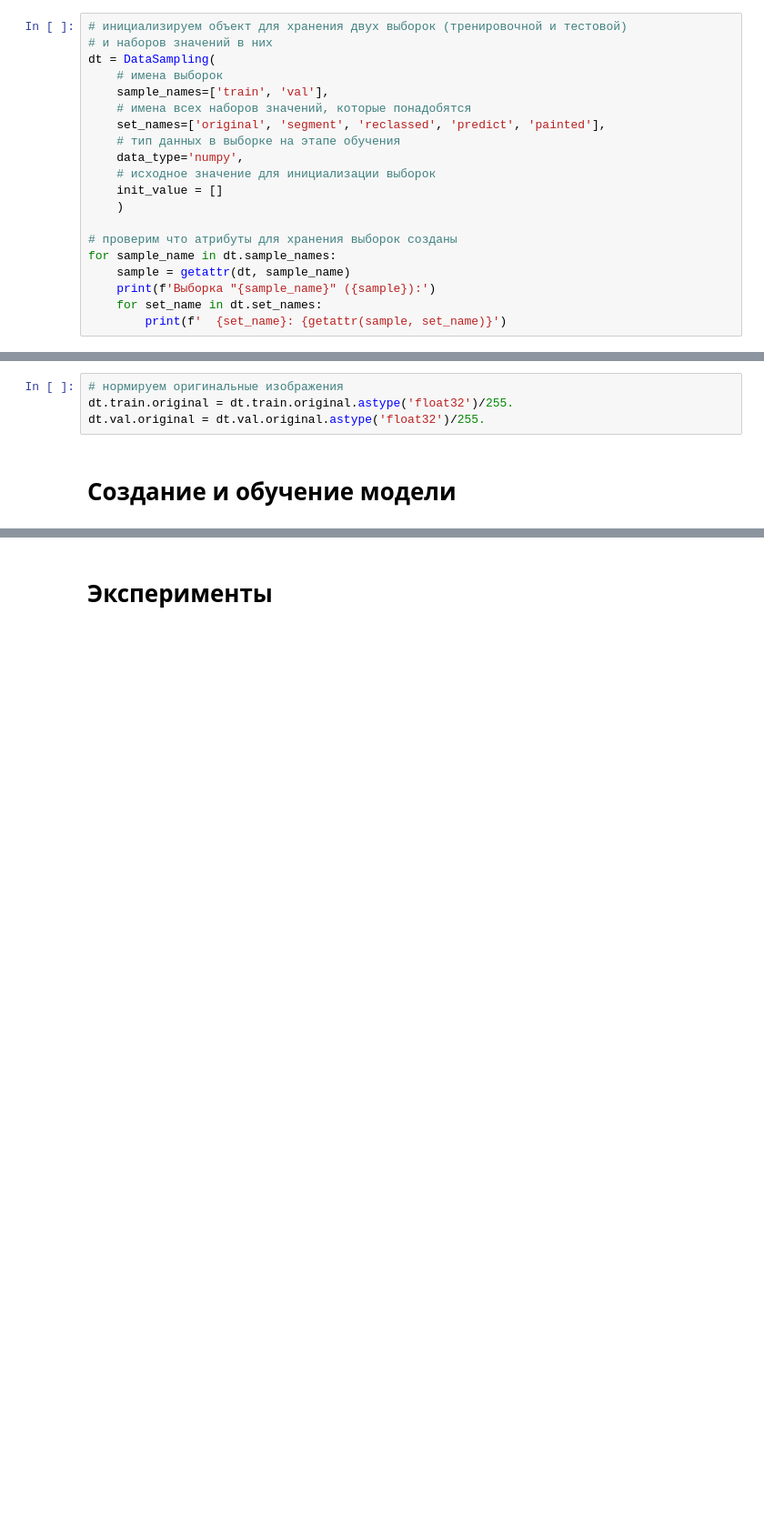
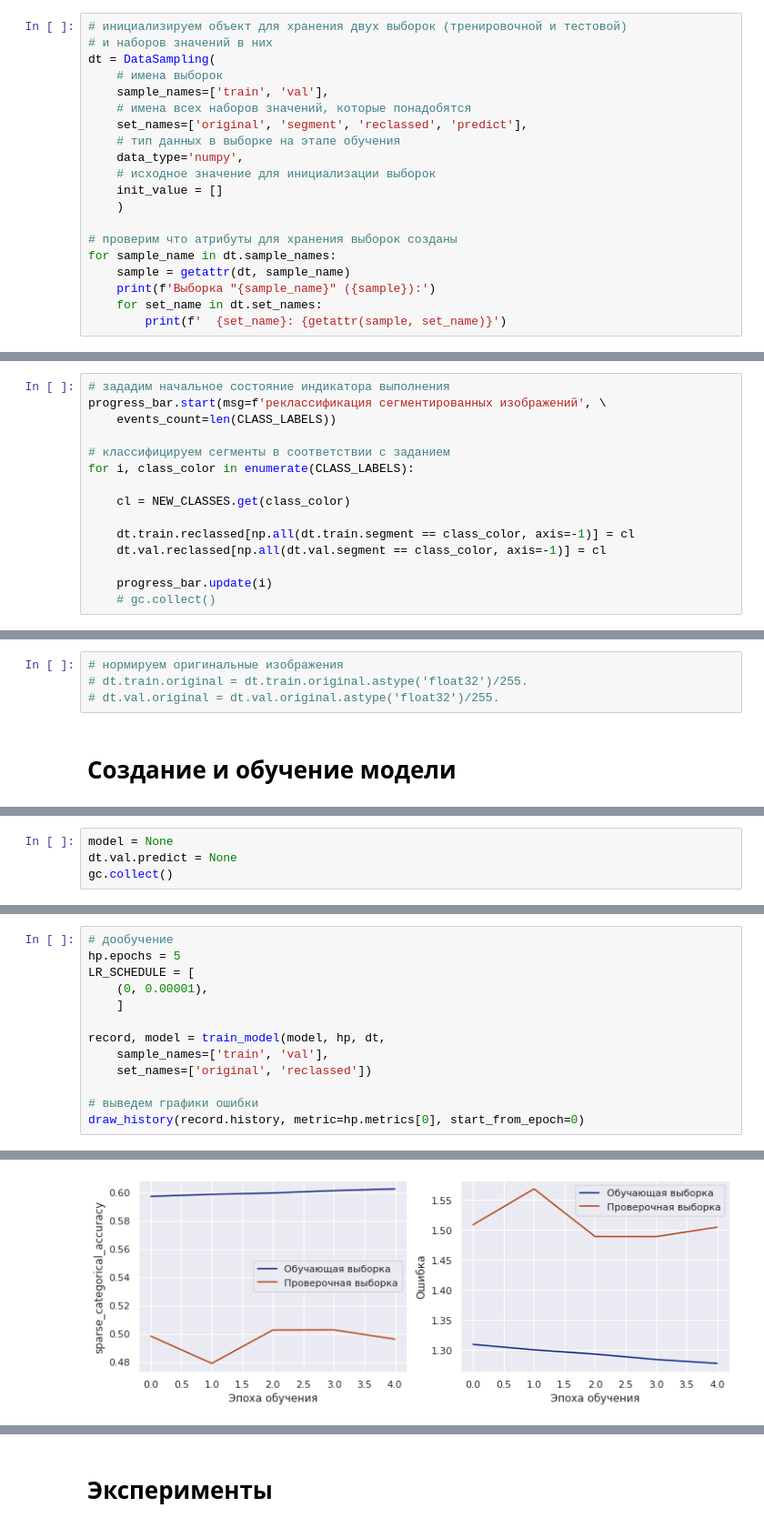
Before and after one commit to ivsu/university_public, a Jupyter notebook: 11дз_черновик_|_Базовый_блок_|_Сегментация_изображений_|_ДЗ_Ultra_Pro_|_УИИ.ipynb, the cells around one changed output, grey strips where cells are left out. Shown at 91% size. Saved outputs shown, nothing was run; the diff lists cells and outputs as text; blank space fills up the shorter version.

```diff
--- a/11дз_черновик_|_Базовый_блок_|_Сегментация_изображений_|_ДЗ_Ultra_Pro_|_УИИ.ipynb
+++ b/11дз_черновик_|_Базовый_блок_|_Сегментация_изображений_|_ДЗ_Ultra_Pro_|_УИИ.ipynb
@@ -556,7 +554,7 @@ dt = DataSampling(
     # имена выборок
     sample_names=['train', 'val'],
     # имена всех наборов значений, которые понадобятся
-    set_names=['original', 'segment', 'reclassed', 'predict', 'painted'],
+    set_names=['original', 'segment', 'reclassed', 'predict'],
     # тип данных в выборке на этапе обучения
     data_type='numpy',
     # исходное значение для инициализации выборок
@@ -709,2 +724,17 @@ NEW_CLASSES = {
+# %%
+# зададим начальное состояние индикатора выполнения
+progress_bar.start(msg=f'реклассификация сегментированных изображений', \
+    events_count=len(CLASS_LABELS))
+
+# классифицируем сегменты в соответствии с заданием
+for i, class_color in enumerate(CLASS_LABELS):
+
+    cl = NEW_CLASSES.get(class_color)
+
+    dt.train.reclassed[np.all(dt.train.segment == class_color, axis=-1)] = cl
+    dt.val.reclassed[np.all(dt.val.segment == class_color, axis=-1)] = cl
+
+    progress_bar.update(i)
+    # gc.collect()
 # %%
 print(f'Форма реклассифицированной выборки: {dt.train.reclassed.shape}')
@@ -760,6 +746,6 @@ show_random_pair(dt.train, ['segment', 'reclassed'], loc=(4, 3), gray=(False, Tr
 # %%
 # нормируем оригинальные изображения
-dt.train.original = dt.train.original.astype('float32')/255.
-dt.val.original = dt.val.original.astype('float32')/255.
+# dt.train.original = dt.train.original.astype('float32')/255.
+# dt.val.original = dt.val.original.astype('float32')/255.
 # %% [markdown]
 # Создание и обучение модели
@@ -770,3 +754,7 @@ dt.val.original = dt.val.original.astype('float32')/255.
+# %%
+model = None
+dt.val.predict = None
+gc.collect()
 # %%
 # гиперпараметры модели
 # hp = HyperParameters()
@@ -891,0 +893,14 @@ gc.collect()
+# %%
+# дообучение
+hp.epochs = 5
+LR_SCHEDULE = [
+    (0, 0.00001),
+    ]
+
+record, model = train_model(model, hp, dt,
+    sample_names=['train', 'val'],
+    set_names=['original', 'reclassed'])
+
+# выведем графики ошибки
+draw_history(record.history, metric=hp.metrics[0], start_from_epoch=0)
+# %% [output]
@@ -892 +918,2 @@ gc.collect()
+[figure, added]
 # %% [markdown]
```
Also changed, not shown: parts of 20 cells of this notebook.
